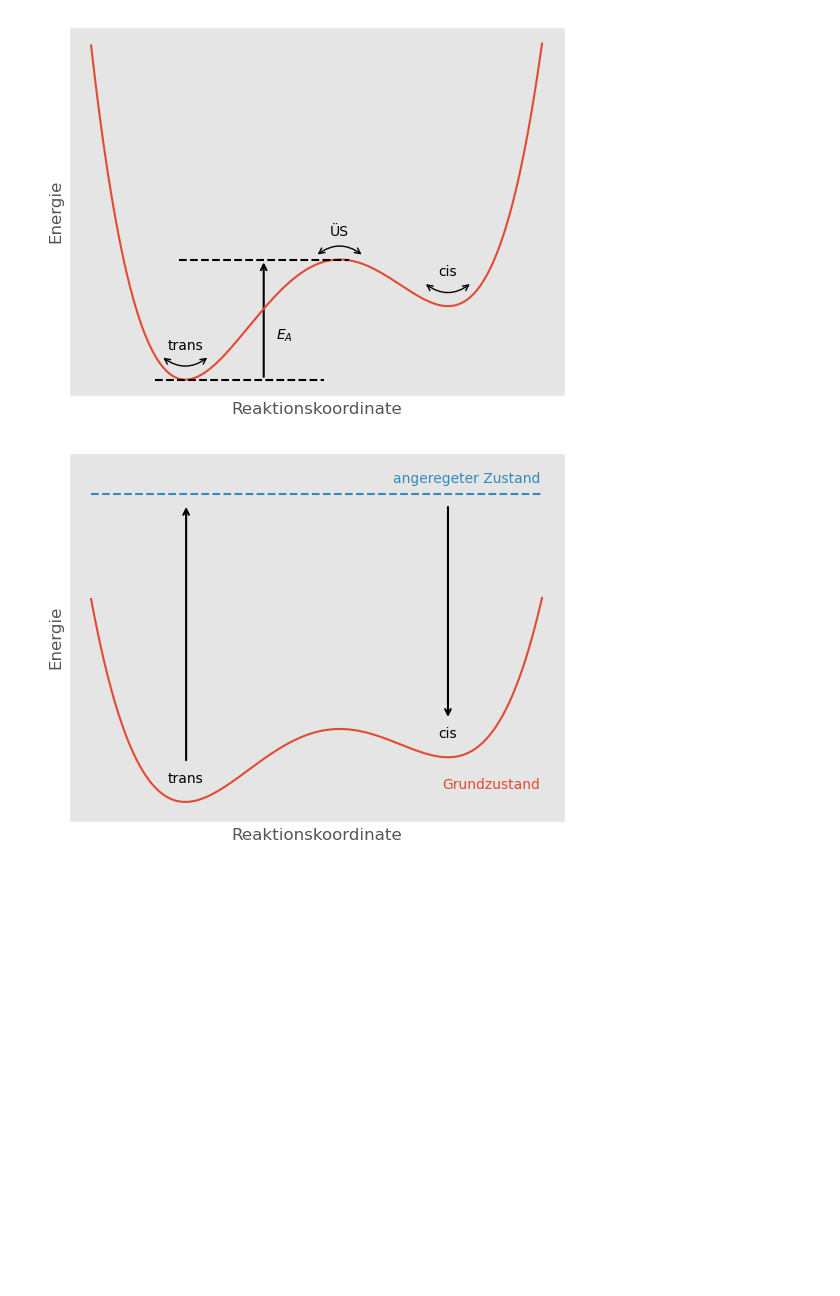
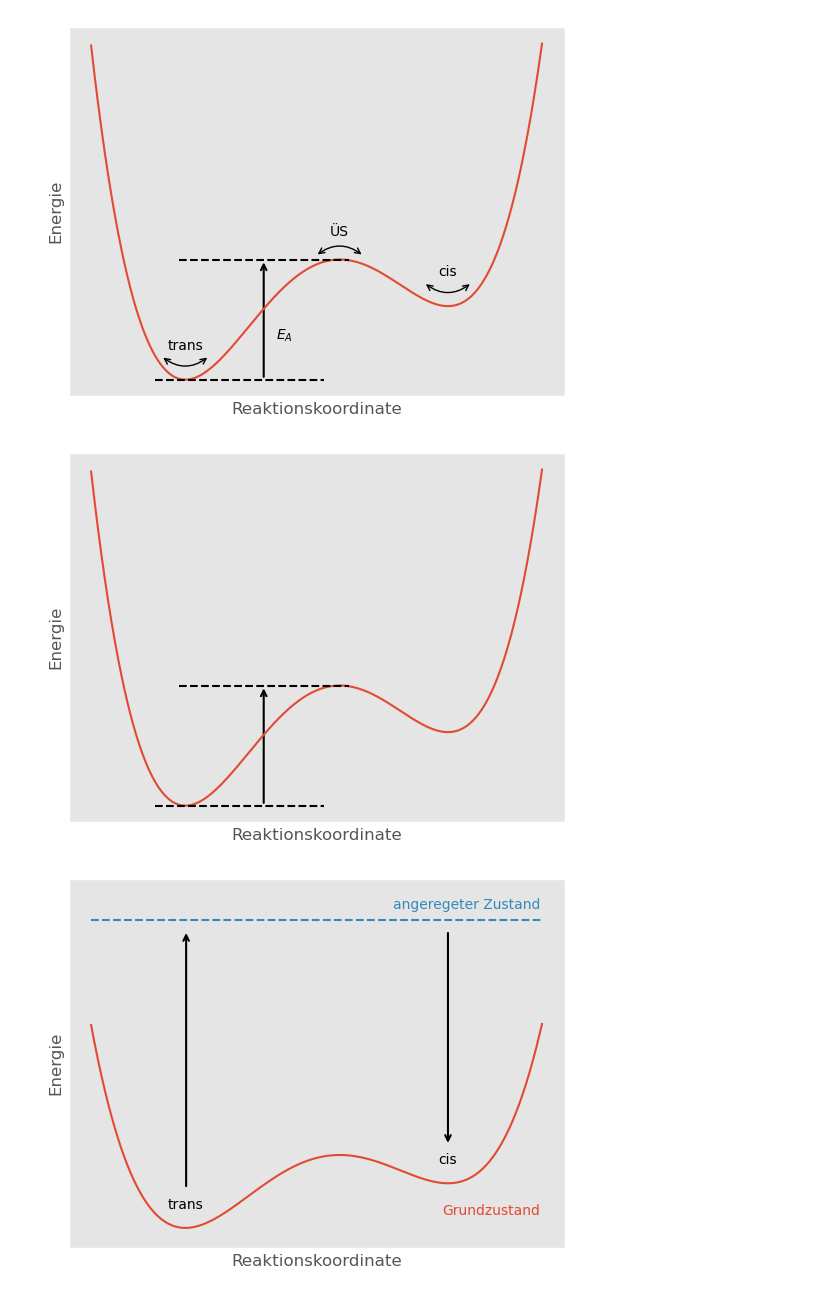
Before and after one commit to mvondomaros-lab/achprak, a Jupyter notebook: assets/figures.ipynb, the cells around one changed output. Drawn from its saved outputs; the diff is of its cells as text; code cells hidden in the pictures; blank space fills up the shorter version.

```diff
--- a/assets/figures.ipynb
+++ b/assets/figures.ipynb
@@ -138,6 +138,61 @@ plt.savefig("profile.png", dpi=300)
 plt.show()
 # %% [output]
 [figure]
+# %%
+import matplotlib.patches as patches
+import matplotlib.pyplot as plt
+import numpy as np
+
+x = np.linspace(-1.0, 1.0, 1000)
+y0 = 2.7 * x**4 - 1.6 * x**2 + 0.2 * x
+y = y0 - np.min(y0)
+
+mask = y <= 1.0
+
+plt.plot(x[mask], y[mask])
+
+# find the two minima positions
+from scipy.signal import argrelextrema
+
+# indices of local minima
+mins = argrelextrema(y, np.less)[0]
+min_positions = [(x[i], y[i]) for i in mins]
+
+# Pick the two lowest ones (just in case there are small numerical bumps)
+min_positions = sorted(min_positions, key=lambda t: t[1])[:2]
+
+# add a small curved double-headed arrow at each
+
+xrange = x.max() - x.min()
+span = 0.1 * xrange  # 15% of total width
+
+# indices of local maxima
+max_indices = argrelextrema(y, np.greater)[0]
+# pick the one with the highest value
+imax = max_indices[np.argmax(y[max_indices])]
+x_ts, y_ts = x[imax], y[imax]
+
+plt.plot([-0.7, 0.0], [0.0, 0.0], color="black", ls="--")
+plt.plot([-0.6, 0.1], [y_ts, y_ts], color="black", ls="--")
+arrow_vert = patches.FancyArrowPatch(
+    (-0.25, 0.0),
+    (-0.25, y_ts),
+    arrowstyle="->",
+    connectionstyle="arc3,rad=0",
+    linewidth=1.5,
+    edgecolor="black",
+    mutation_scale=10,
+)
+plt.gca().add_patch(arrow_vert)
+
+plt.xticks([])
+plt.yticks([])
+plt.xlabel("Reaktionskoordinate")
+plt.ylabel("Energie")
+plt.savefig("profile-no-labels.png", dpi=300)
+plt.show()
+# %% [output]
+[figure, added]
 # %%
 import matplotlib.patches as patches
 import matplotlib.pyplot as plt
```
Also changed, not shown: 2 other files.
